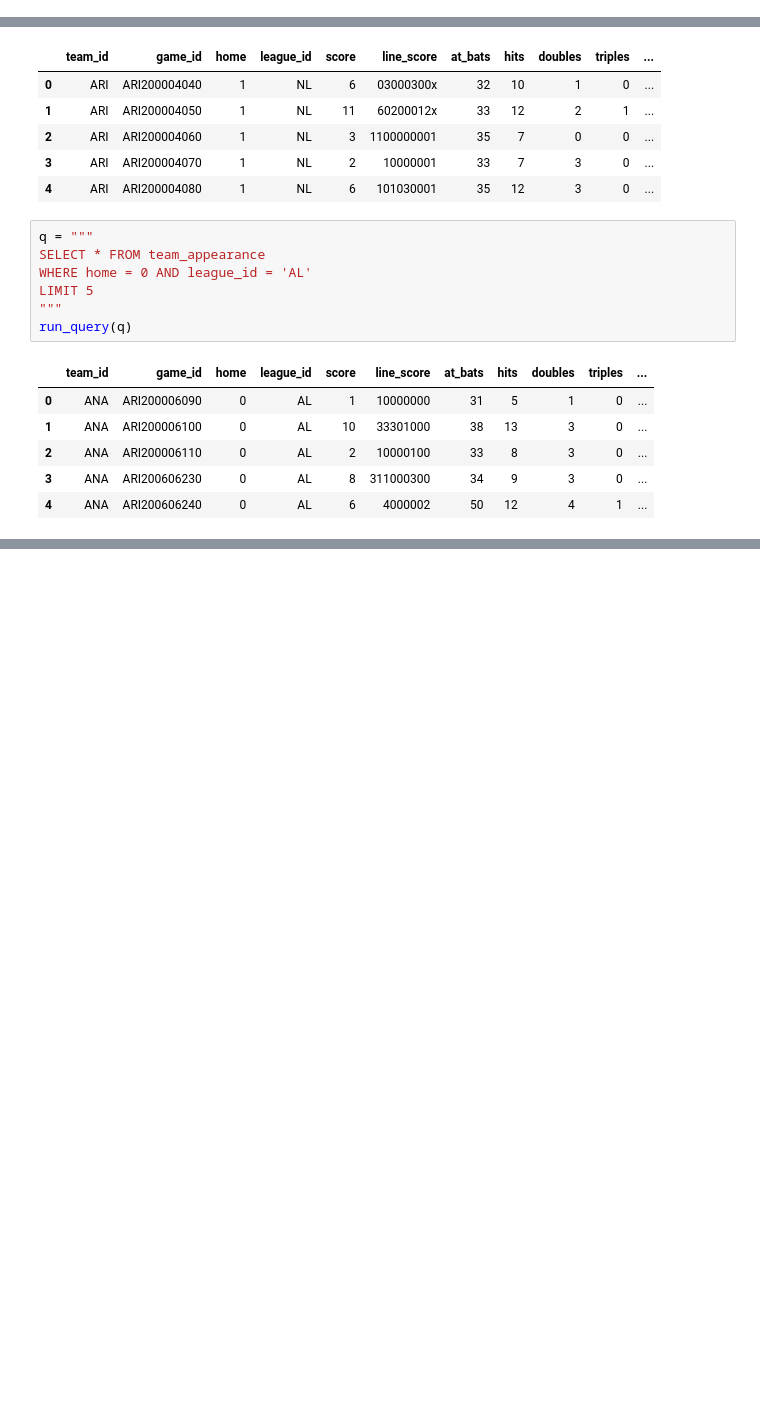
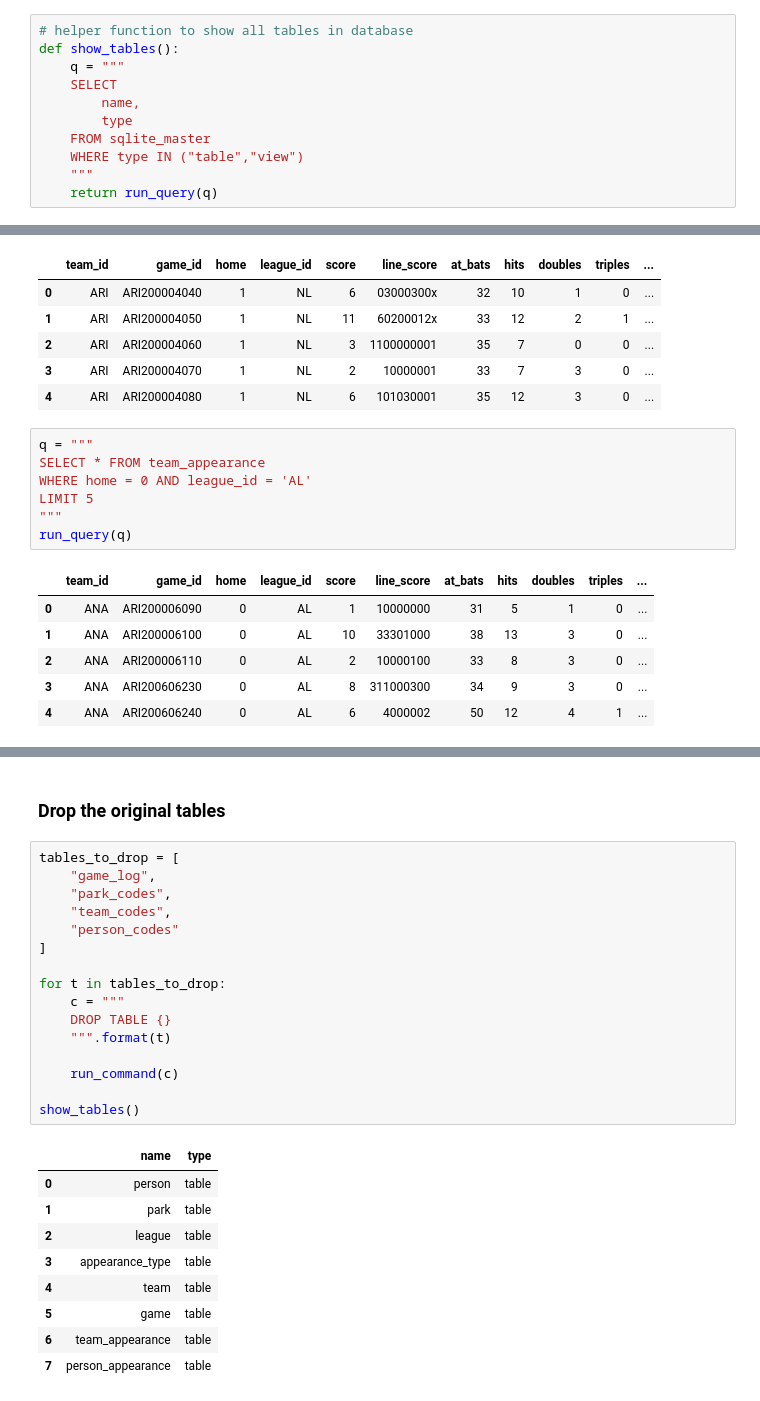
Before and after one commit to cfrisby/DataQuest_Projects, a Jupyter notebook: Designing and Creating a Database/MLB_Database.ipynb, the cells around one changed output, grey strips where cells are left out. Cells and saved outputs as stored; diff of their text form; blank space fills up the shorter version.

```diff
--- a/Designing and Creating a Database/MLB_Database.ipynb
+++ b/Designing and Creating a Database/MLB_Database.ipynb
@@ -86,6 +86,17 @@ def run_command(c):
         conn.execute('PRAGMA foreign_keys = ON;')
         conn.isolation_level = None
         conn.execute(c)
+# %%
+# helper function to show all tables in database
+def show_tables():
+    q = """
+    SELECT
+        name,
+        type
+    FROM sqlite_master
+    WHERE type IN ("table","view")
+    """
+    return run_query(q)
 # %%
 conn = sqlite3.connect('mlb.db')
 
@@ -746,0 +805,28 @@ run_query(q)
+# %% [markdown]
+### Drop the original tables
+# %%
+tables_to_drop = [
+    "game_log",
+    "park_codes",
+    "team_codes",
+    "person_codes"
+]
+
+for t in tables_to_drop:
+    c = """
+    DROP TABLE {}
+    """.format(t)
+
+    run_command(c)
+
+show_tables()
+# %% [output]
+|  | name | type |
+| 0 | person | table |
+| 1 | park | table |
+| 2 | league | table |
+| 3 | appearance_type | table |
+| 4 | team | table |
+| 5 | game | table |
+| 6 | team_appearance | table |
+| 7 | person_appearance | table |
```
Also changed, not shown: parts of 21 cells of this notebook, 1 other file.
